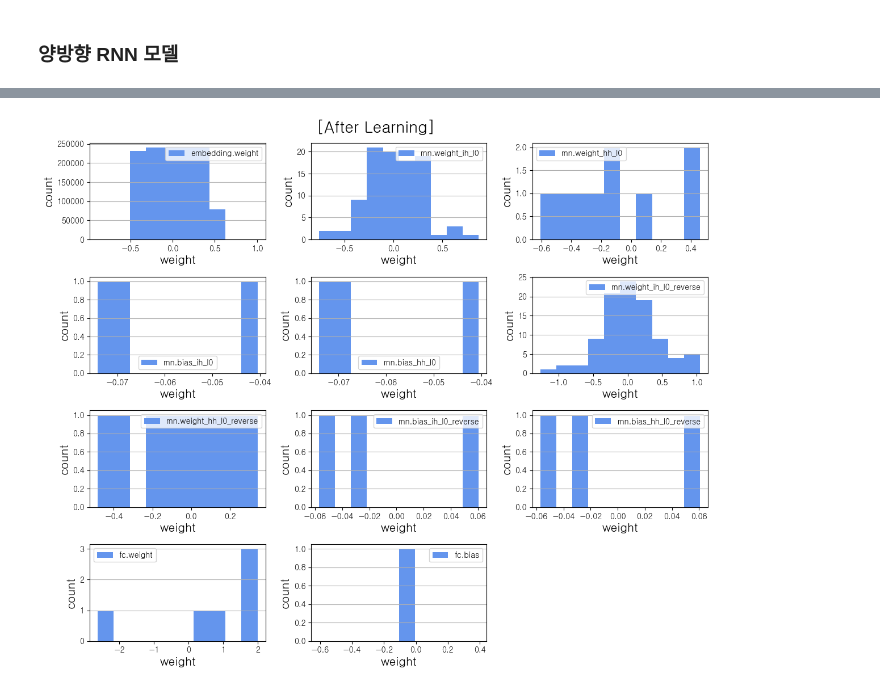
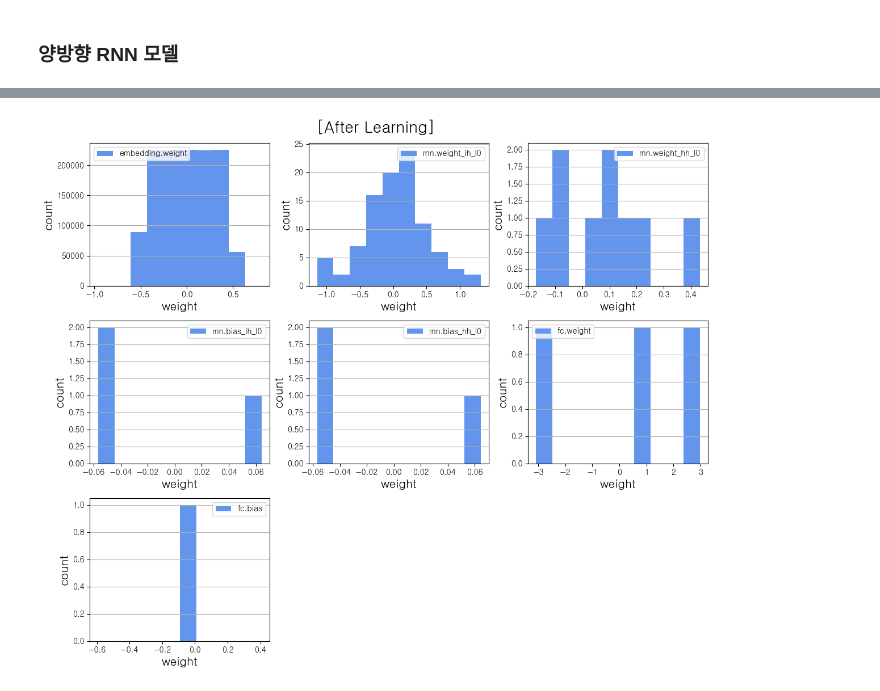
Before and after one commit to DongHyunKKK/KDT-NLP_Project, a Jupyter notebook: my_project_09_6.ipynb, the cells around one changed output, grey strips where cells are left out. Drawn from its saved outputs; the diff is of its cells as text; code cells hidden in the pictures.

```diff
--- a/my_project_09_6.ipynb
+++ b/my_project_09_6.ipynb
@@ -344,8 +344,8 @@ class TextModel(nn.Module):
         super().__init__()
         # 모델 구성 층 정의
         self.embedding = nn.EmbeddingBag(VOCAB_SIZE, EMBEDD_DIM, sparse = False)
-        self.rnn = nn.RNN(EMBEDD_DIM, HIDDEN_SIZE, batch_first = True, bidirectional = True)
-        self.fc = nn.Linear(2 * HIDDEN_SIZE, NUM_CLASS)
+        self.rnn = nn.RNN(EMBEDD_DIM, HIDDEN_SIZE, batch_first = True)
+        self.fc = nn.Linear(HIDDEN_SIZE, NUM_CLASS)
         self.init_weights()
         self.dropout = nn.Dropout()
 
@@ -410,7 +410,7 @@ plt.figure(figsize = (12, 10))
 plt.suptitle('[Before Learning]', size = 20)
 i = 1
 for name, params in MY_MODEL.named_parameters():
-    plt.subplot(4, 3, i)
+    plt.subplot(3, 3, i)
     plt.hist(params.detach().numpy().flatten(), label = name, color = 'cornflowerblue')
     plt.xlabel('weight', size = 15)
     plt.ylabel('count', size = 15)
@@ -424,0 +425,3 @@ plt.show()
+# %%
+for name, child in MY_MODEL.named_children():
+    print(name, type(name), child)
@@ -585,17 +627,17 @@ plt.show()
 # %%
 plt.figure(figsize = (12, 10))
 plt.suptitle('[After Learning]', size = 20)
 i = 1
 for name, params in MY_MODEL.named_parameters():
-    plt.subplot(4, 3, i)
+    plt.subplot(3, 3, i)
     plt.hist(params.detach().numpy().flatten(), label = name, color = 'cornflowerblue')
     plt.xlabel('weight', size = 15)
     plt.ylabel('count', size = 15)
     plt.grid(axis = 'y')
     plt.legend()
     i += 1
 
 plt.tight_layout()
 plt.show()
 # %% [output]
-[figure, old version]
+[figure, new version]
```
Also changed, not shown: parts of 13 cells of this notebook, 5 other files.
